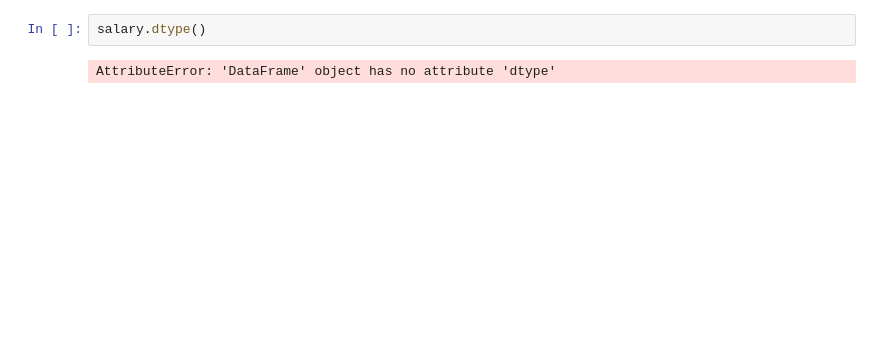
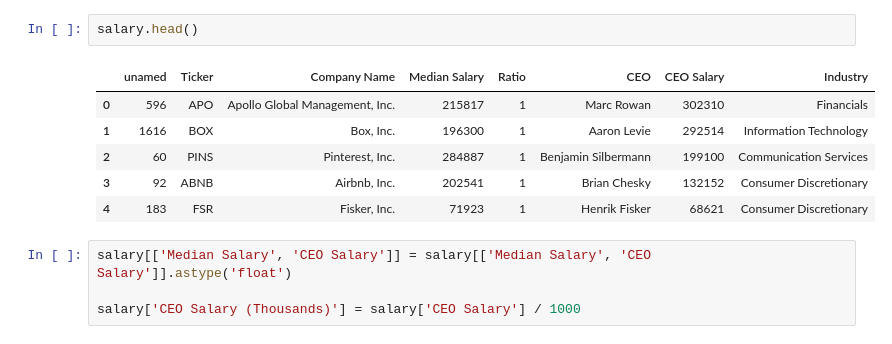
Before and after one commit to vicrene/CEO-vs-WorkerPay, a Jupyter notebook: CEOvsPay.ipynb, the cells around one changed output. Drawn from its saved outputs; the diff is of its cells as text; blank space fills up the shorter version.

```diff
--- a/CEOvsPay.ipynb
+++ b/CEOvsPay.ipynb
@@ -31,4 +18,13 @@ salary.rename(columns={
 # %%
-salary.dtype()
+salary.head()
 # %% [output]
-AttributeError: 'DataFrame' object has no attribute 'dtype'
+|  | unamed | Ticker | Company Name | Median Salary | Ratio | CEO | CEO Salary | Industry |
+| 0 | 596 | APO | Apollo Global Management, Inc. | 215817 | 1 | Marc Rowan | 302310 | Financials |
+| 1 | 1616 | BOX | Box, Inc. | 196300 | 1 | Aaron Levie | 292514 | Information Technology |
+| 2 | 60 | PINS | Pinterest, Inc. | 284887 | 1 | Benjamin Silbermann | 199100 | Communication Services |
+| 3 | 92 | ABNB | Airbnb, Inc. | 202541 | 1 | Brian Chesky | 132152 | Consumer Discretionary |
+| 4 | 183 | FSR | Fisker, Inc. | 71923 | 1 | Henrik Fisker | 68621 | Consumer Discretionary |
+# %%
+salary[['Median Salary', 'CEO Salary']] = salary[['Median Salary', 'CEO Salary']].astype('float')
+
+salary['CEO Salary (Thousands)'] = salary['CEO Salary'] / 1000
```
Also changed, not shown: parts of 8 cells of this notebook, 1 other file.
